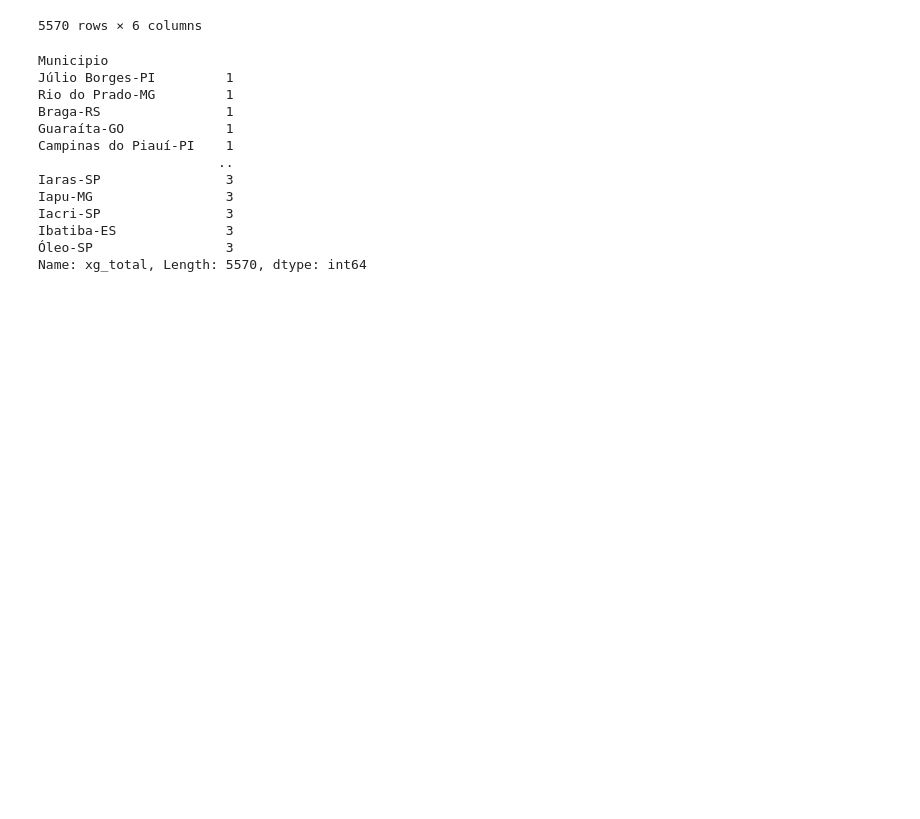
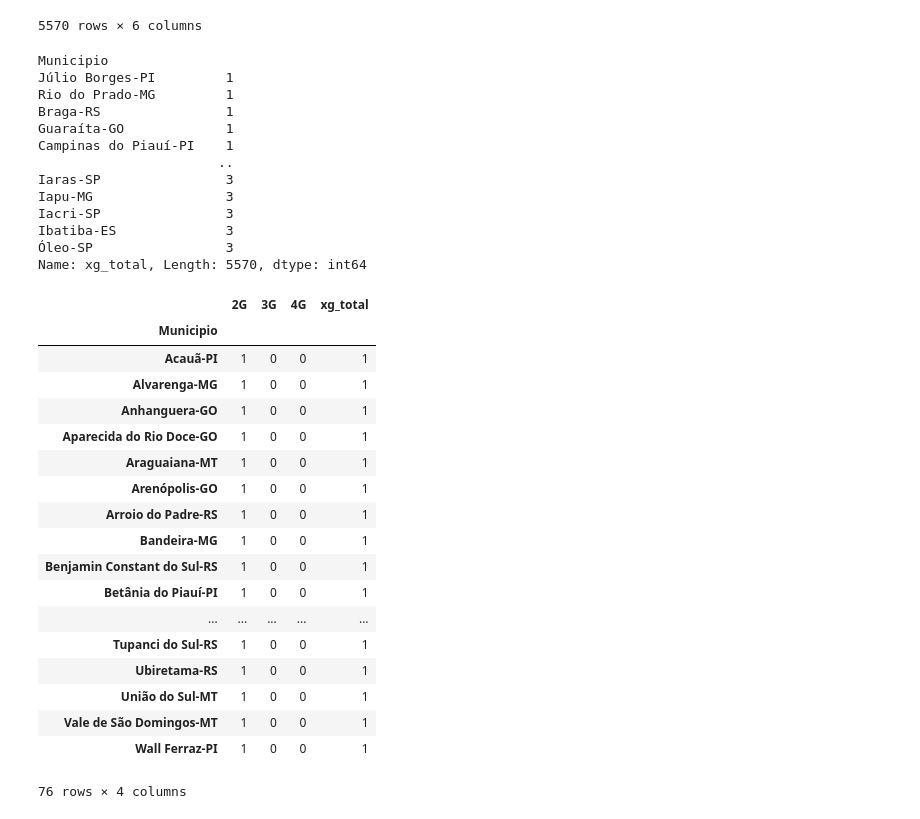
Before and after one commit to lclarete/bozoinsights, a Jupyter notebook: telefonia_municipio.ipynb, the cells around one changed output. Saved outputs shown, nothing was run; the diff lists cells and outputs as text; code cells hidden in the pictures; blank space fills up the shorter version.

```diff
--- a/telefonia_municipio.ipynb
+++ b/telefonia_municipio.ipynb
@@ -184,3 +205,25 @@ Iacri-SP                3
 Ibatiba-ES              3
 Óleo-SP                 3
 Name: xg_total, Length: 5570, dtype: int64
+# %%
+df_xg_total[df_xg_total['xg_total'] == 1]
+# %% [output]
+|  | 2G | 3G | 4G | xg_total |
+| Municipio |  |  |  |  |
+| Acauã-PI | 1 | 0 | 0 | 1 |
+| Alvarenga-MG | 1 | 0 | 0 | 1 |
+| Anhanguera-GO | 1 | 0 | 0 | 1 |
+| Aparecida do Rio Doce-GO | 1 | 0 | 0 | 1 |
+| Araguaiana-MT | 1 | 0 | 0 | 1 |
+| Arenópolis-GO | 1 | 0 | 0 | 1 |
+| Arroio do Padre-RS | 1 | 0 | 0 | 1 |
+| Bandeira-MG | 1 | 0 | 0 | 1 |
+| Benjamin Constant do Sul-RS | 1 | 0 | 0 | 1 |
+| Betânia do Piauí-PI | 1 | 0 | 0 | 1 |
+| ... | ... | ... | ... | ... |
+| Tupanci do Sul-RS | 1 | 0 | 0 | 1 |
+| Ubiretama-RS | 1 | 0 | 0 | 1 |
+| União do Sul-MT | 1 | 0 | 0 | 1 |
+| Vale de São Domingos-MT | 1 | 0 | 0 | 1 |
+| Wall Ferraz-PI | 1 | 0 | 0 | 1 |
+76 rows × 4 columns
```
Also changed, not shown: parts of 1 cell of this notebook.
